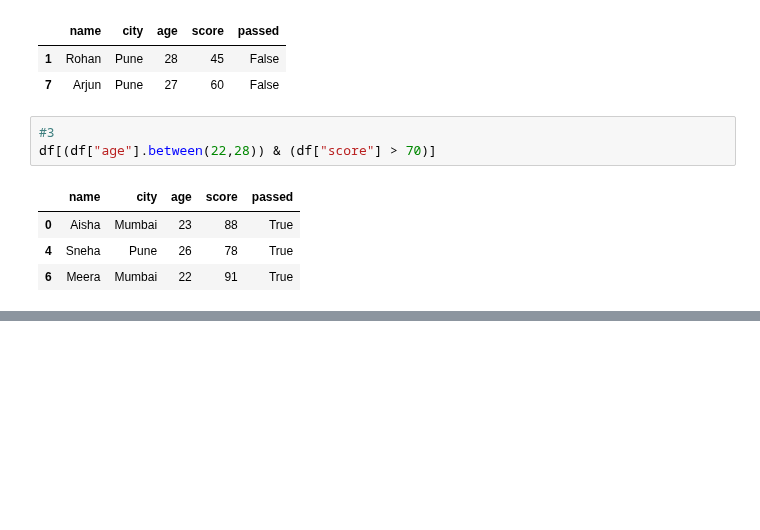
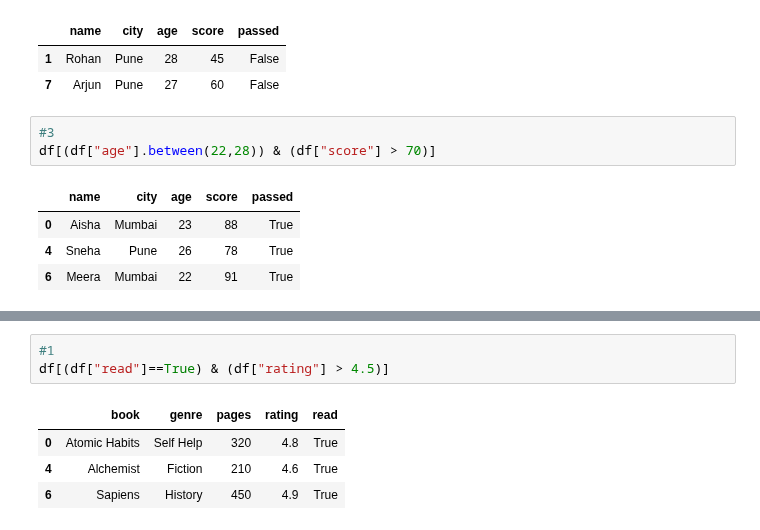
Before and after one commit to sayali-devkar/data_analysis_learning, a Jupyter notebook: pandas/practice/filtering_practice.ipynb, the cells around one changed output, grey strips where cells are left out. Drawn from its saved outputs; the diff is of its cells as text; blank space fills up the shorter version.

```diff
--- a/pandas/practice/filtering_practice.ipynb
+++ b/pandas/practice/filtering_practice.ipynb
@@ -342,0 +388,8 @@ df[(df["age"].between(22,28)) & (df["score"] > 70)]
+# %%
+#1
+df[(df["read"]==True) & (df["rating"] > 4.5)]
+# %% [output]
+|  | book | genre | pages | rating | read |
+| 0 | Atomic Habits | Self Help | 320 | 4.8 | True |
+| 4 | Alchemist | Fiction | 210 | 4.6 | True |
+| 6 | Sapiens | History | 450 | 4.9 | True |
```
Also changed, not shown: parts of 8 cells of this notebook.
